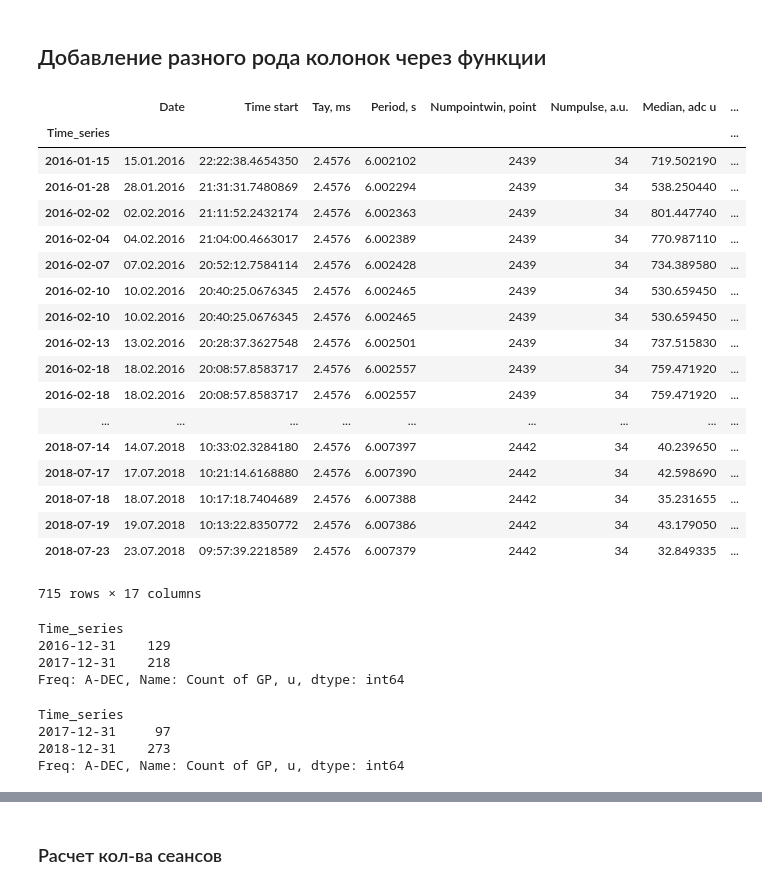
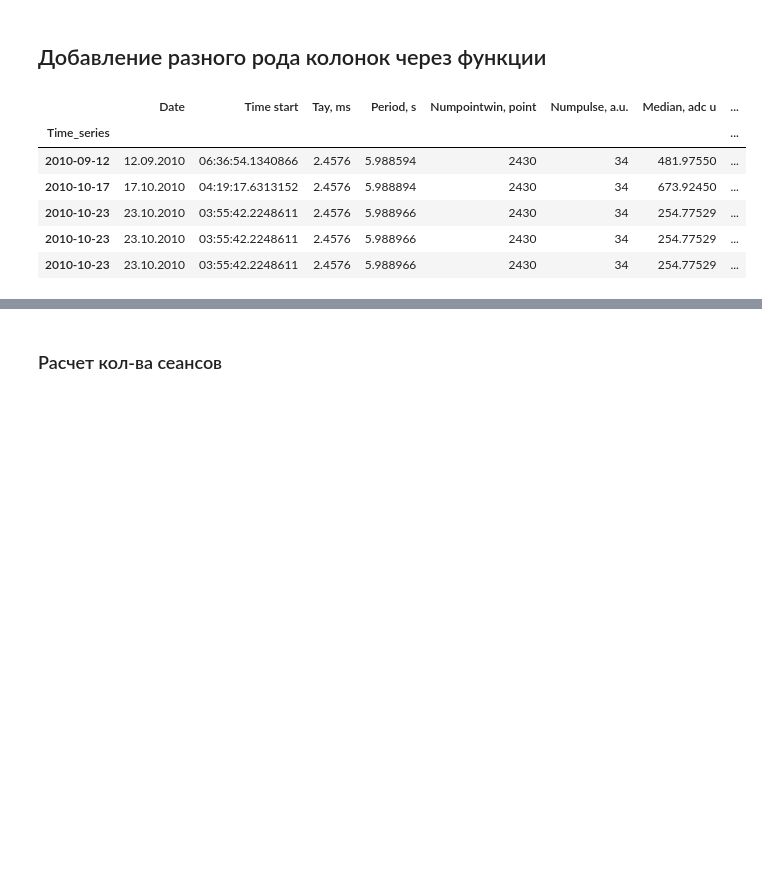
Before and after one commit to KazAndr/SWTraject, a Jupyter notebook: analyze_tab.ipynb, the cells around one changed output, grey strips where cells are left out. Drawn from its saved outputs; the diff is of its cells as text; code cells hidden in the pictures; blank space fills up the shorter version.

```diff
--- a/analyze_tab.ipynb
+++ b/analyze_tab.ipynb
@@ -9,5 +14,5 @@ import pandas as pd
 # %%
-gp_table = pd.read_table('crab_gp_kaz_10_2016-2018.csv', sep='\t')
+gp_table = pd.read_table('crab_gp_kaz_10_2010-2018.csv', sep='\t')
 # %% [markdown]
 ## Добавление разного рода колонок через функции
 # %%
@@ -17,24 +22,12 @@ gp_table['Time_series'] = pd.to_datetime(gp_table['Date'], format='%d.%m.%Y', er
 # %%
 gp_table = gp_table.set_index('Time_series')
 # %%
-gp_table
+gp_table.head()
 # %% [output]
 |  | Date | Time start | Tay, ms | Period, s | Numpointwin, point | Numpulse, a.u. | Median, adc u | ... |
 | Time_series |  |  |  |  |  |  |  | ... |
-| 2016-01-15 | 15.01.2016 | 22:22:38.4654350 | 2.4576 | 6.002102 | 2439 | 34 | 719.502190 | ... |
-| 2016-01-28 | 28.01.2016 | 21:31:31.7480869 | 2.4576 | 6.002294 | 2439 | 34 | 538.250440 | ... |
-| 2016-02-02 | 02.02.2016 | 21:11:52.2432174 | 2.4576 | 6.002363 | 2439 | 34 | 801.447740 | ... |
-| 2016-02-04 | 04.02.2016 | 21:04:00.4663017 | 2.4576 | 6.002389 | 2439 | 34 | 770.987110 | ... |
-| 2016-02-07 | 07.02.2016 | 20:52:12.7584114 | 2.4576 | 6.002428 | 2439 | 34 | 734.389580 | ... |
-| 2016-02-10 | 10.02.2016 | 20:40:25.0676345 | 2.4576 | 6.002465 | 2439 | 34 | 530.659450 | ... |
-| 2016-02-10 | 10.02.2016 | 20:40:25.0676345 | 2.4576 | 6.002465 | 2439 | 34 | 530.659450 | ... |
-| 2016-02-13 | 13.02.2016 | 20:28:37.3627548 | 2.4576 | 6.002501 | 2439 | 34 | 737.515830 | ... |
-| 2016-02-18 | 18.02.2016 | 20:08:57.8583717 | 2.4576 | 6.002557 | 2439 | 34 | 759.471920 | ... |
-| 2016-02-18 | 18.02.2016 | 20:08:57.8583717 | 2.4576 | 6.002557 | 2439 | 34 | 759.471920 | ... |
-| ... | ... | ... | ... | ... | ... | ... | ... | ... |
-| 2018-07-14 | 14.07.2018 | 10:33:02.3284180 | 2.4576 | 6.007397 | 2442 | 34 | 40.239650 | ... |
-| 2018-07-17 | 17.07.2018 | 10:21:14.6168880 | 2.4576 | 6.007390 | 2442 | 34 | 42.598690 | ... |
-| 2018-07-18 | 18.07.2018 | 10:17:18.7404689 | 2.4576 | 6.007388 | 2442 | 34 | 35.231655 | ... |
-| 2018-07-19 | 19.07.2018 | 10:13:22.8350772 | 2.4576 | 6.007386 | 2442 | 34 | 43.179050 | ... |
-| 2018-07-23 | 23.07.2018 | 09:57:39.2218589 | 2.4576 | 6.007379 | 2442 | 34 | 32.849335 | ... |
+| 2010-09-12 | 12.09.2010 | 06:36:54.1340866 | 2.4576 | 5.988594 | 2430 | 34 | 481.97550 | ... |
+| 2010-10-17 | 17.10.2010 | 04:19:17.6313152 | 2.4576 | 5.988894 | 2430 | 34 | 673.92450 | ... |
+| 2010-10-23 | 23.10.2010 | 03:55:42.2248611 | 2.4576 | 5.988966 | 2430 | 34 | 254.77529 | ... |
+| 2010-10-23 | 23.10.2010 | 03:55:42.2248611 | 2.4576 | 5.988966 | 2430 | 34 | 254.77529 | ... |
+| 2010-10-23 | 23.10.2010 | 03:55:42.2248611 | 2.4576 | 5.988966 | 2430 | 34 | 254.77529 | ... |
-715 rows × 17 columns
@@ -44,14 +33,0 @@ after_glitch = gp_table['2017-11-17':]
-# %%
-before_glitch['Count of GP, u'].resample('Y').sum()
-# %% [output]
-Time_series
-2016-12-31    129
-2017-12-31    218
-Freq: A-DEC, Name: Count of GP, u, dtype: int64
-# %%
-after_glitch['Count of GP, u'].resample('Y').sum()
-# %% [output]
-Time_series
-2017-12-31     97
-2018-12-31    273
-Freq: A-DEC, Name: Count of GP, u, dtype: int64
```
Also changed, not shown: parts of 92 cells of this notebook, 16 other files.
